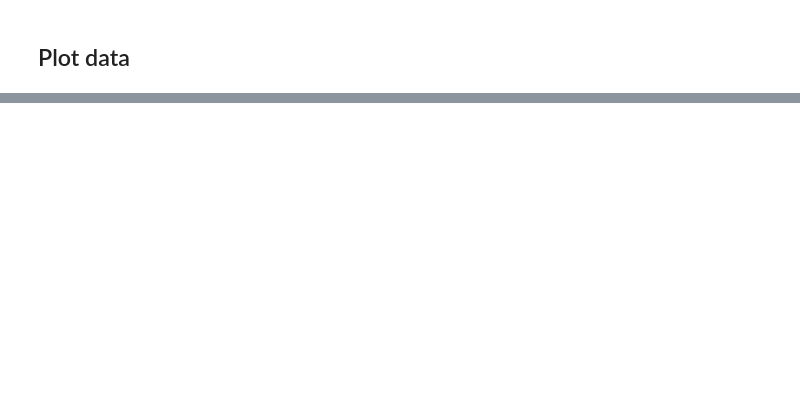
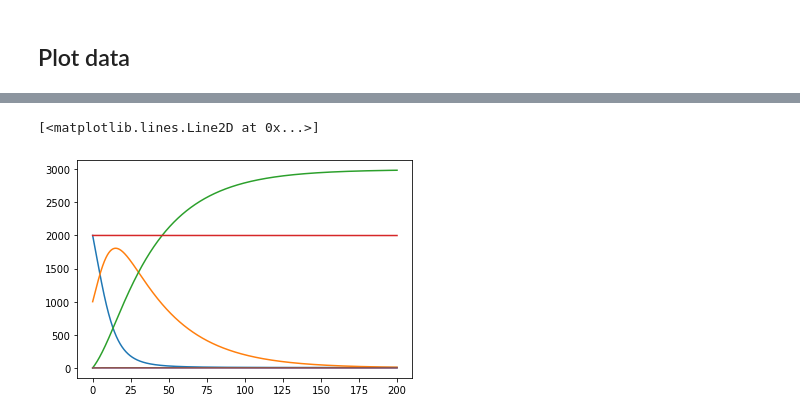
Before and after one commit to lukastk/PyRossGeo, a Jupyter notebook: examples/ex1-age-structured-SIR-on-a-single-node/ex1-age-structured-SIR-on-a-single-node.ipynb, the cells around one changed output, grey strips where cells are left out. Cells and saved outputs as stored; diff of their text form; code cells hidden in the pictures; blank space fills up the shorter version.

```diff
--- a/examples/ex1-age-structured-SIR-on-a-single-node/ex1-age-structured-SIR-on-a-single-node.ipynb
+++ b/examples/ex1-age-structured-SIR-on-a-single-node/ex1-age-structured-SIR-on-a-single-node.ipynb
@@ -76,0 +109,11 @@ Text(0.5, 0, 'Days')
+# %%
+plt.plot(tt_days, ss, label="S")
+plt.plot(tt_days, ii, label="I")
+plt.plot(tt_days, rr, label="R")
+
+plt.plot(ts_days, S, label="S")
+plt.plot(ts_days, I, label="I")
+plt.plot(ts_days, R, label="R")
+# %% [output]
+[<matplotlib.lines.Line2D at 0x...>]
+[figure, added]
```
Also changed, not shown: parts of 8 cells of this notebook, 20 other files.
